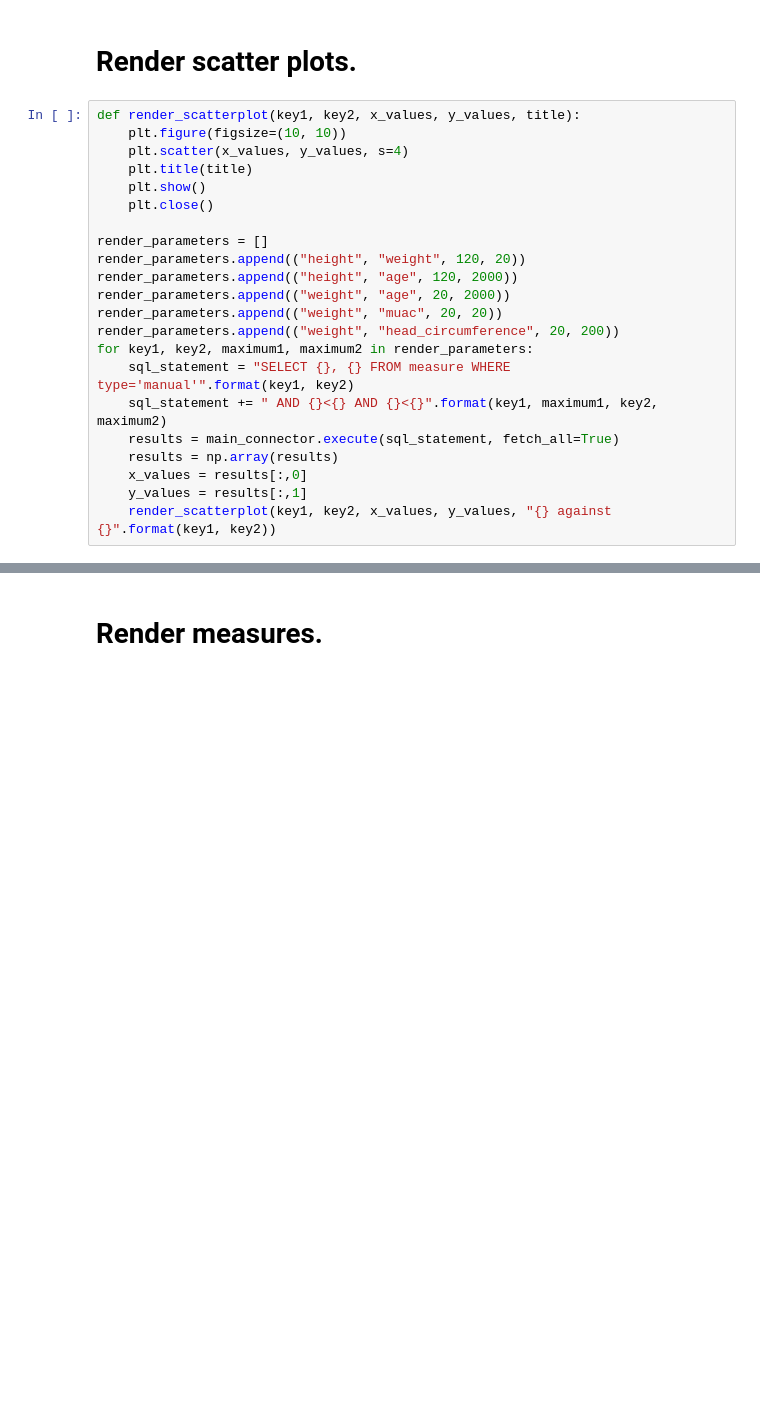
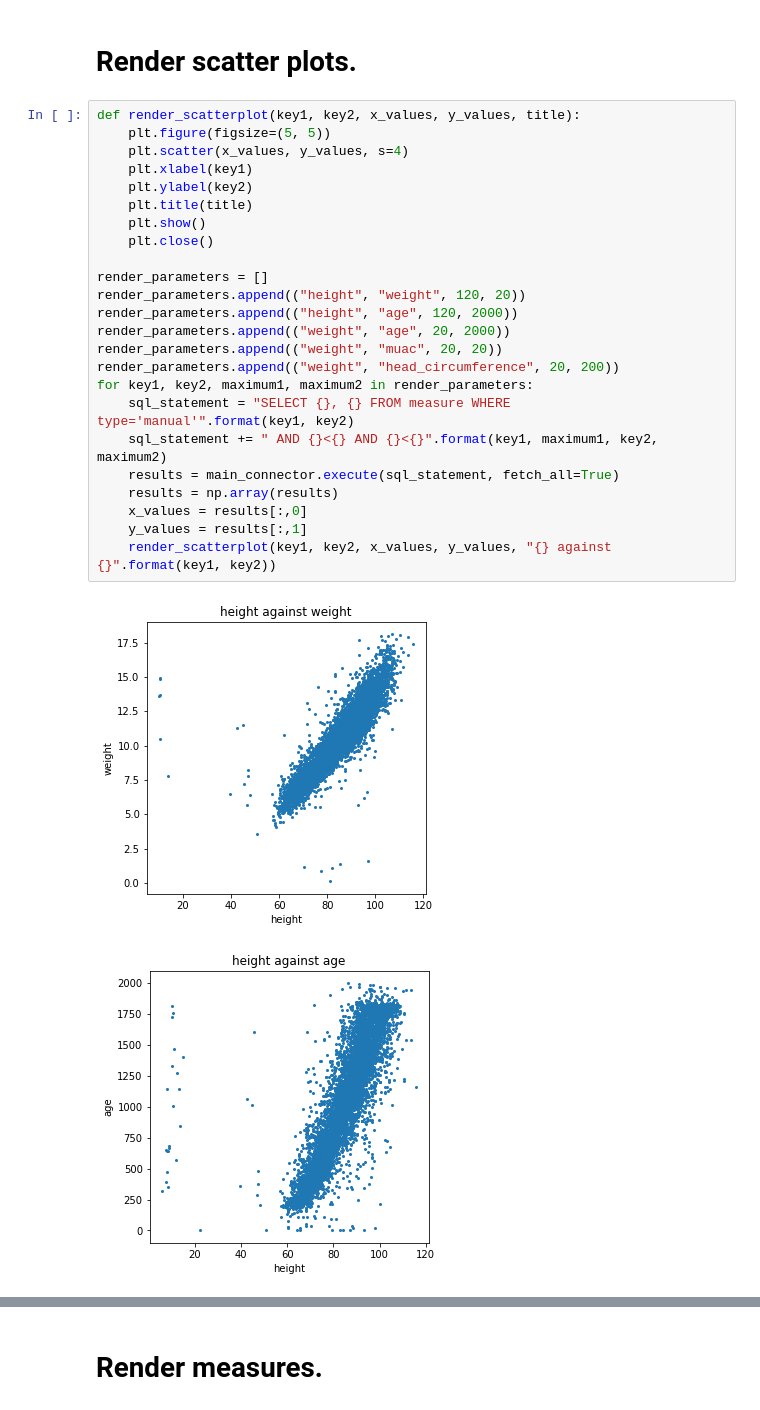
Before and after one commit to prashdash112/cgm-ml, a Jupyter notebook: cgm_database/02_dashboard.ipynb, the cells around one changed output, grey strips where cells are left out. Cells and saved outputs as stored; diff of their text form; blank space fills up the shorter version.

```diff
--- a/cgm_database/02_dashboard.ipynb
+++ b/cgm_database/02_dashboard.ipynb
@@ -173,23 +210,28 @@ for key, bins, maximum in render_parameters:
 # Render scatter plots.
 # %%
 def render_scatterplot(key1, key2, x_values, y_values, title):
-    plt.figure(figsize=(10, 10))
+    plt.figure(figsize=(5, 5))
     plt.scatter(x_values, y_values, s=4)
+    plt.xlabel(key1)
+    plt.ylabel(key2)
     plt.title(title)
     plt.show()
     plt.close()
 
 render_parameters = []
 render_parameters.append(("height", "weight", 120, 20))
 render_parameters.append(("height", "age", 120, 2000))
 render_parameters.append(("weight", "age", 20, 2000))
 render_parameters.append(("weight", "muac", 20, 20))
 render_parameters.append(("weight", "head_circumference", 20, 200))
 for key1, key2, maximum1, maximum2 in render_parameters:
     sql_statement = "SELECT {}, {} FROM measure WHERE type='manual'".format(key1, key2)
     sql_statement += " AND {}<{} AND {}<{}".format(key1, maximum1, key2, maximum2)
     results = main_connector.execute(sql_statement, fetch_all=True)
     results = np.array(results)
     x_values = results[:,0]
     y_values = results[:,1]
     render_scatterplot(key1, key2, x_values, y_values, "{} against {}".format(key1, key2))
+# %% [output]
+[figure, added]
+[figure, added]
```
Also changed, not shown: parts of 14 cells of this notebook, 1 other file.
